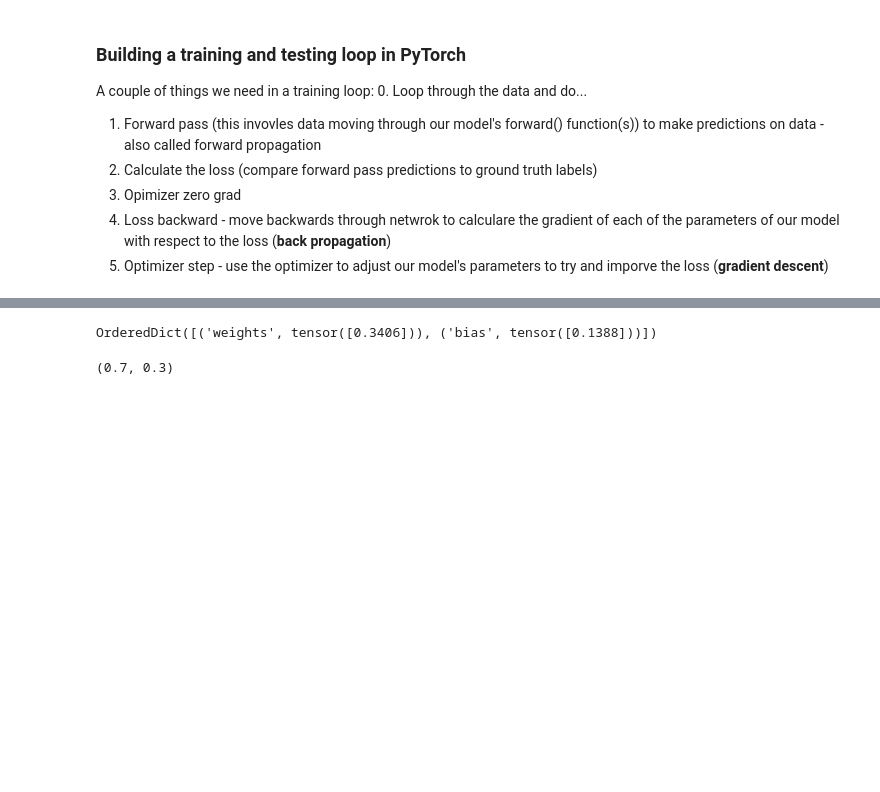
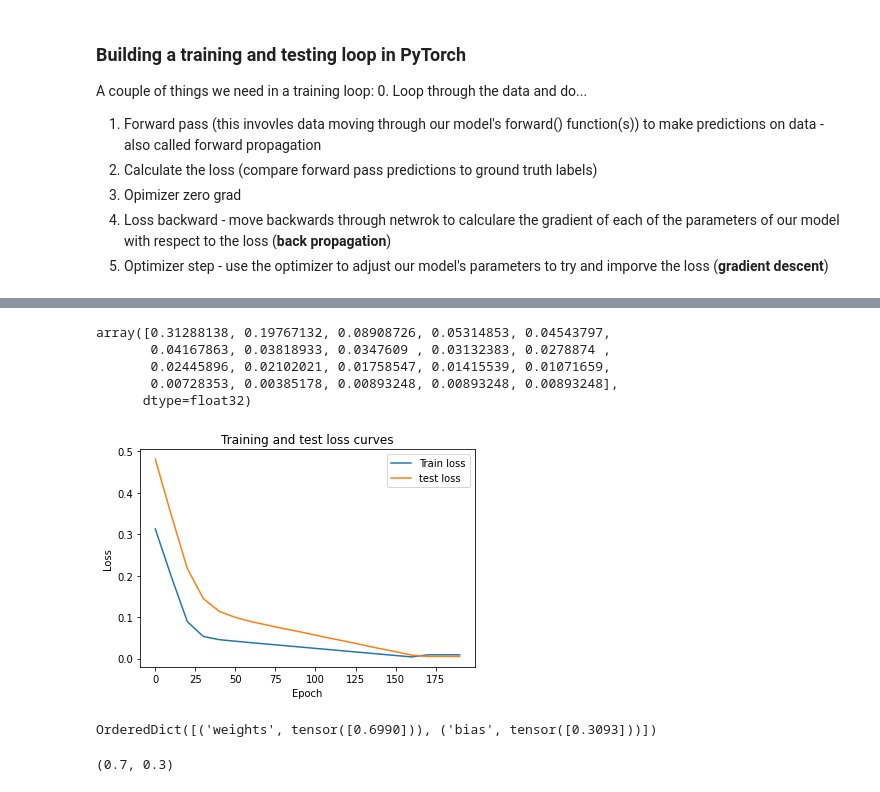
Before and after one commit to maronem/PyTorch, a Jupyter notebook: 01_pytorch_workflow_.ipynb, the cells around one changed output, grey strips where cells are left out. Cells and saved outputs as stored; diff of their text form; code cells hidden in the pictures; blank space fills up the shorter version.

```diff
--- a/01_pytorch_workflow_.ipynb
+++ b/01_pytorch_workflow_.ipynb
@@ -345,7 +345,12 @@ A couple of things we need in a training loop:
 torch.manual_seed(42)
 
 # An epoch is one loop through the data... (this is a hyperparameter bc we set it ourselves)
-epochs = 100
+epochs = 200
+
+# Track different values to be able to compare this exp to future experiments
+epoch_count = []
+loss_values = []
+test_loss_values = []
 
 ### Training
 # 0. Loop through the data for a number of epochs
@@ -358,7 +363,6 @@ for epoch in range(epochs):
 
   # 2. Calculate the loss between the predictions from training set and the ideal values
   loss = loss_fn(y_pred, y_train) # Our loss function is L1Loss() and calcs MAE
-  print(f"Loss: {loss}")
 
   # 3. Set optimizer to zero_grad
   optimizer.zero_grad() # resets the optimizer for backprop following each epoch, otherwise gradient will accumulate
@@ -370,8 +374,22 @@ for epoch in range(epochs):
   optimizer.step() # by default how the optimizer changes the gradient will **accumulate** through the loop so... we ahve to zero them above in step 3 for the next iter of loop
 
   ### Testing
-  model_0.eval() #turns off gradient tracking
+  model_0.eval() #turns off settings in model not needed for eval/testing (dropout/batch norm layers)
+  with torch.inference_mode(): # turns off gradient tracking & other things behind the scenes to speed up computing
+  #with torch.no_grad(): # you may also see torch.no_grad in older PyTorch code
+    #1. Do the forward pass
+    test_pred = model_0(X_test)
 
-  # Print out model state_dict()
-  print(model_0.state_dict())
+    #2. Calculate test loss
+    test_loss = loss_fn(test_pred, y_test)
+
+  # Print whats happening
+  if epoch % 10 == 0:
+    epoch_count.append(epoch)
+    loss_values.append(loss)
+    test_loss_values.append(test_loss)
+    print(f"Epoch: {epoch} | Loss: {loss} | Test Loss: {test_loss}")
+
+    # Print out model state_dict()
+    print(model_0.state_dict())
 # %% [output]
@@ -395 +413,21 @@ OrderedDict([('weights', tensor([0.6227])), ('bias', tensor([0.3323]))])
+# %%
+import numpy as np
+
+np.array(torch.tensor(loss_values).cpu().numpy())
+# %% [output]
+array([0.31288138, 0.19767132, 0.08908726, 0.05314853, 0.04543797,
+       0.04167863, 0.03818933, 0.0347609 , 0.03132383, 0.0278874 ,
+       0.02445896, 0.02102021, 0.01758547, 0.01415539, 0.01071659,
+       0.00728353, 0.00385178, 0.00893248, 0.00893248, 0.00893248],
+      dtype=float32)
+# %%
+# Plot loss curves
+plt.plot(epoch_count, np.array(torch.tensor(loss_values).numpy()), label = "Train loss")
+plt.plot(epoch_count, test_loss_values, label="test loss")
+plt.title("Training and test loss curves")
+plt.ylabel("Loss")
+plt.xlabel("Epoch")
+plt.legend();
+# %% [output]
+[figure, added]
 # %%
@@ -399,7 +437,7 @@ with torch.inference_mode():
 # initial weight/bias
 model_0.state_dict()
 # %% [output]
-OrderedDict([('weights', tensor([0.3406])), ('bias', tensor([0.1388]))])
+OrderedDict([('weights', tensor([0.6990])), ('bias', tensor([0.3093]))])
 # %%
 weight, bias
 # %% [output]
```
Also changed, not shown: parts of 47 cells of this notebook.
